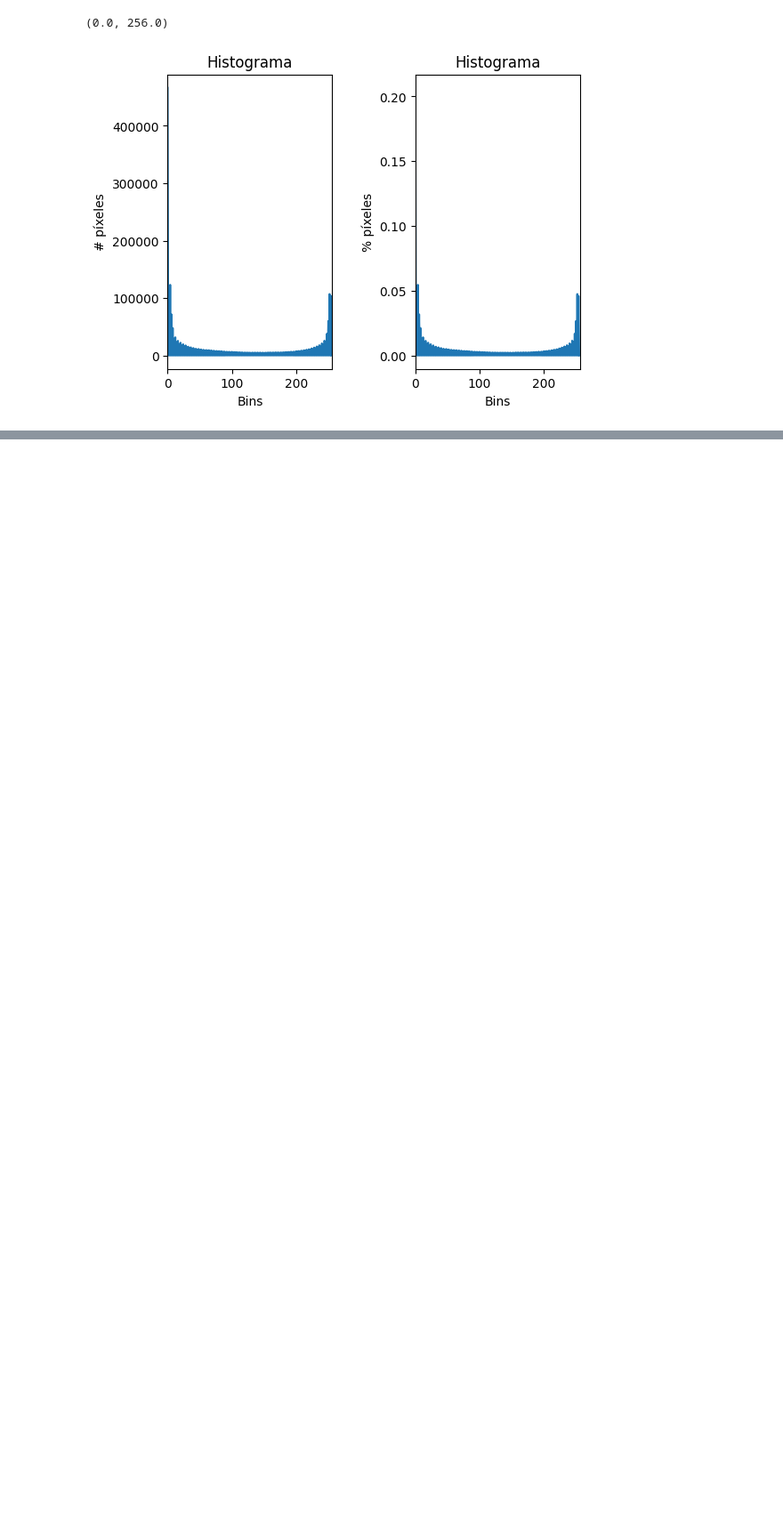
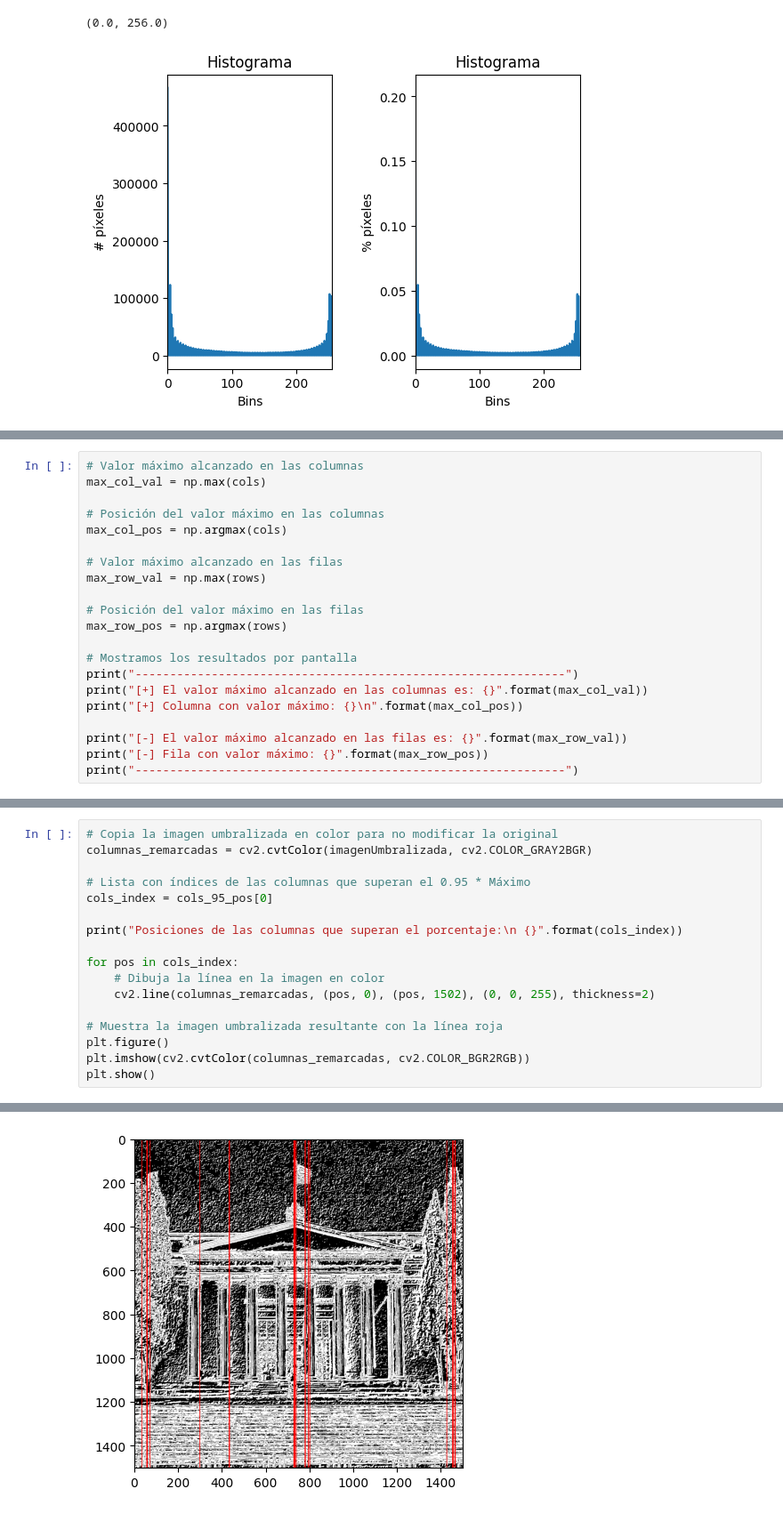
Before and after one commit to danibetzamora/VC, a Jupyter notebook: Práctica 2/Tarea 3.ipynb, the cells around one changed output, grey strips where cells are left out. Shown at 89% size. Saved outputs shown, nothing was run; the diff lists cells and outputs as text; blank space fills up the shorter version.

```diff
--- a/Práctica 2/Tarea 3.ipynb
+++ b/Práctica 2/Tarea 3.ipynb
@@ -78,0 +143,21 @@ plt.show()
+# %%
+# Valor máximo alcanzado en las columnas
+max_col_val = np.max(cols)
+
+# Posición del valor máximo en las columnas
+max_col_pos = np.argmax(cols)
+
+# Valor máximo alcanzado en las filas
+max_row_val = np.max(rows)
+
+# Posición del valor máximo en las filas
+max_row_pos = np.argmax(rows)
+
+# Mostramos los resultados por pantalla
+print("--------------------------------------------------------------")
+print("[+] El valor máximo alcanzado en las columnas es: {}".format(max_col_val))
+print("[+] Columna con valor máximo: {}\n".format(max_col_pos))
+
+print("[-] El valor máximo alcanzado en las filas es: {}".format(max_row_val))
+print("[-] Fila con valor máximo: {}".format(max_row_pos))
+print("--------------------------------------------------------------")
@@ -78,0 +211,18 @@ plt.show()
+# %%
+# Copia la imagen umbralizada en color para no modificar la original
+columnas_remarcadas = cv2.cvtColor(imagenUmbralizada, cv2.COLOR_GRAY2BGR)
+
+# Lista con índices de las columnas que superan el 0.95 * Máximo
+cols_index = cols_95_pos[0]
+
+print("Posiciones de las columnas que superan el porcentaje:\n {}".format(cols_index))
+
+for pos in cols_index:
+    # Dibuja la línea en la imagen en color
+    cv2.line(columnas_remarcadas, (pos, 0), (pos, 1502), (0, 0, 255), thickness=2)
+
+# Muestra la imagen umbralizada resultante con la línea roja
+plt.figure()
+plt.imshow(cv2.cvtColor(columnas_remarcadas, cv2.COLOR_BGR2RGB))
+plt.show()
+# %% [output]
@@ -78,0 +233 @@ plt.show()
+[figure, added]
```
Also changed, not shown: parts of 13 cells of this notebook, 2 other files.
